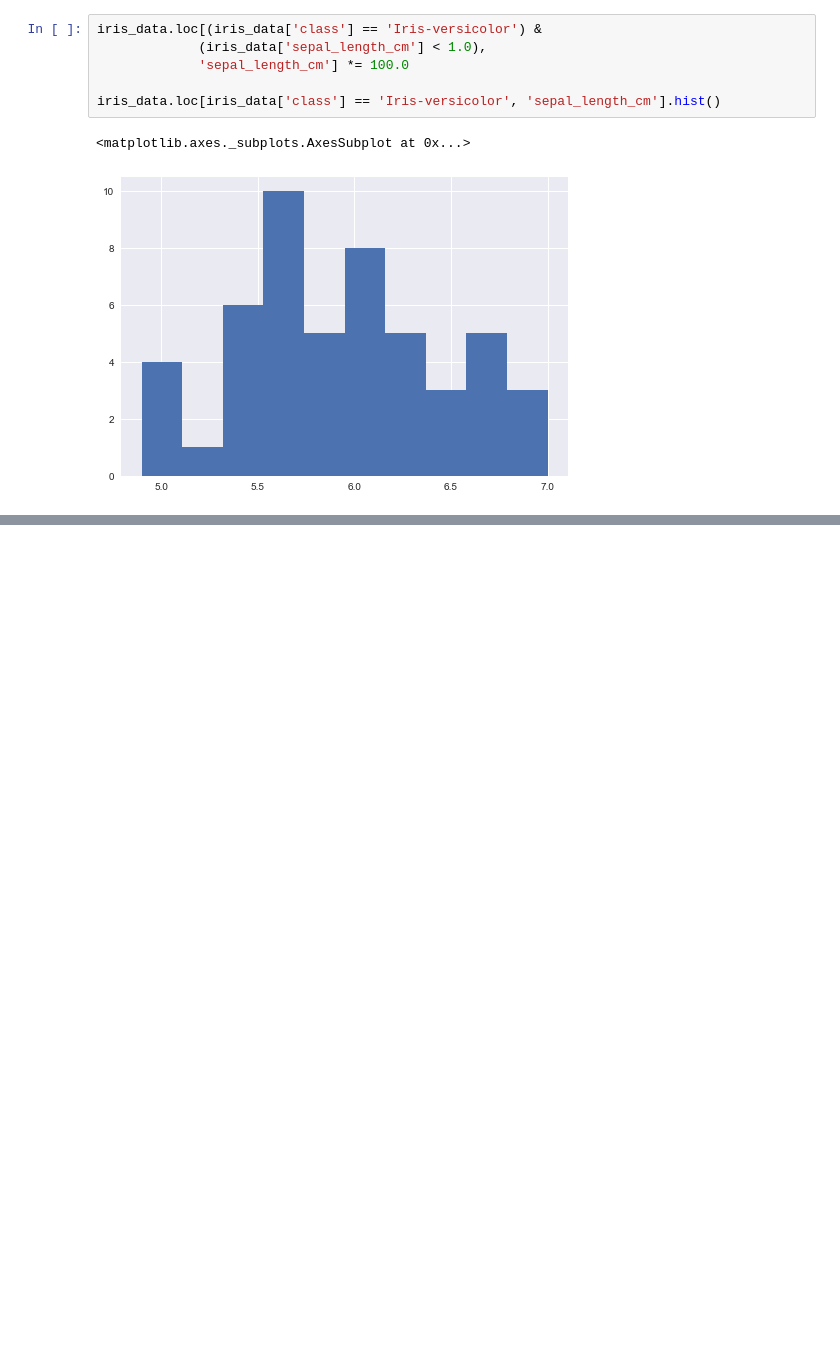
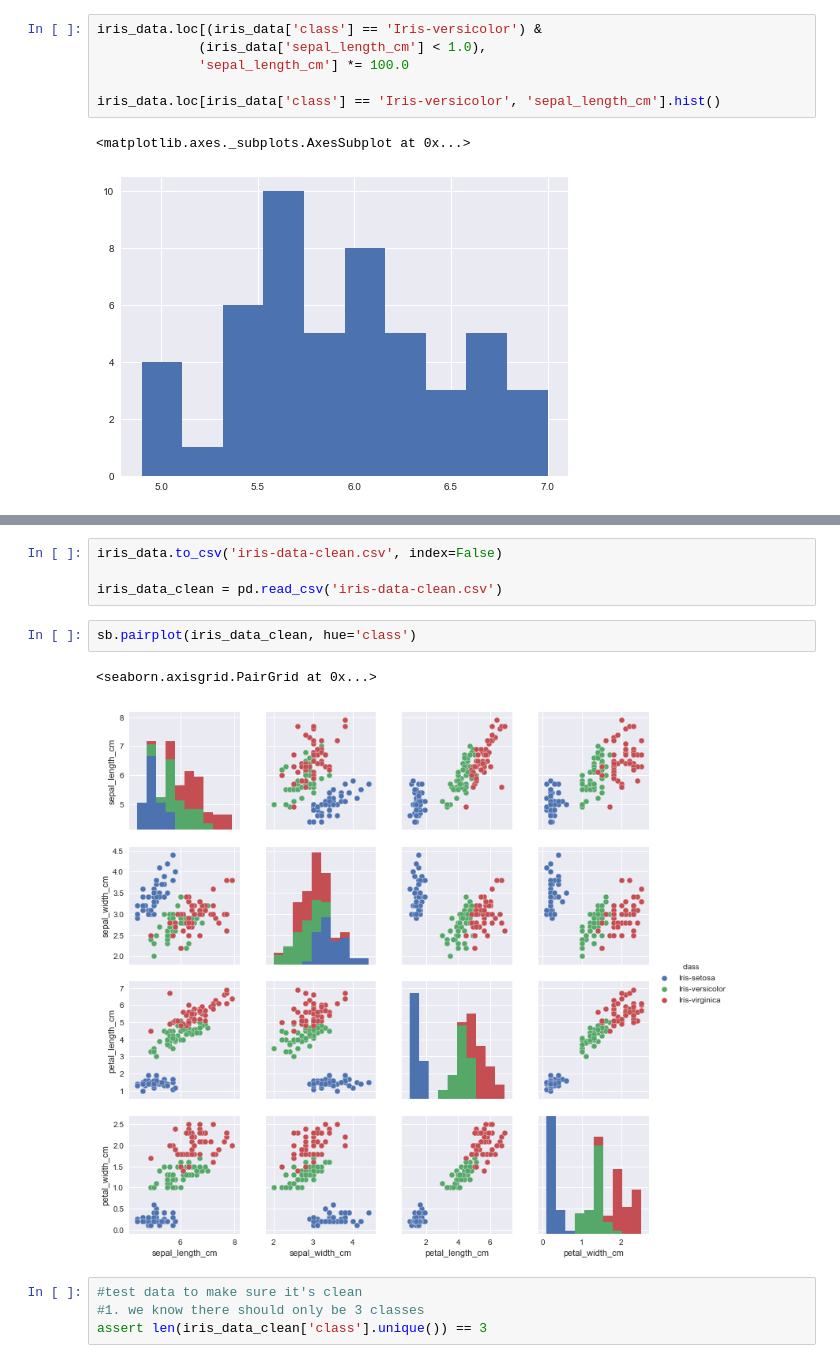
Before and after one commit to sanemkabaca/python-practice, a Jupyter notebook: Python-Practice.ipynb, the cells around one changed output, grey strips where cells are left out. Drawn from its saved outputs; the diff is of its cells as text; blank space fills up the shorter version.

```diff
--- a/Python-Practice.ipynb
+++ b/Python-Practice.ipynb
@@ -91,0 +128,13 @@ iris_data.loc[iris_data['class'] == 'Iris-versicolor', 'sepal_length_cm'].hist()
+# %%
+iris_data.to_csv('iris-data-clean.csv', index=False)
+
+iris_data_clean = pd.read_csv('iris-data-clean.csv')
+# %%
+sb.pairplot(iris_data_clean, hue='class')
+# %% [output]
+<seaborn.axisgrid.PairGrid at 0x...>
+[figure, added]
+# %%
+#test data to make sure it's clean
+#1. we know there should only be 3 classes
+assert len(iris_data_clean['class'].unique()) == 3
```
Also changed, not shown: parts of 23 cells of this notebook.
